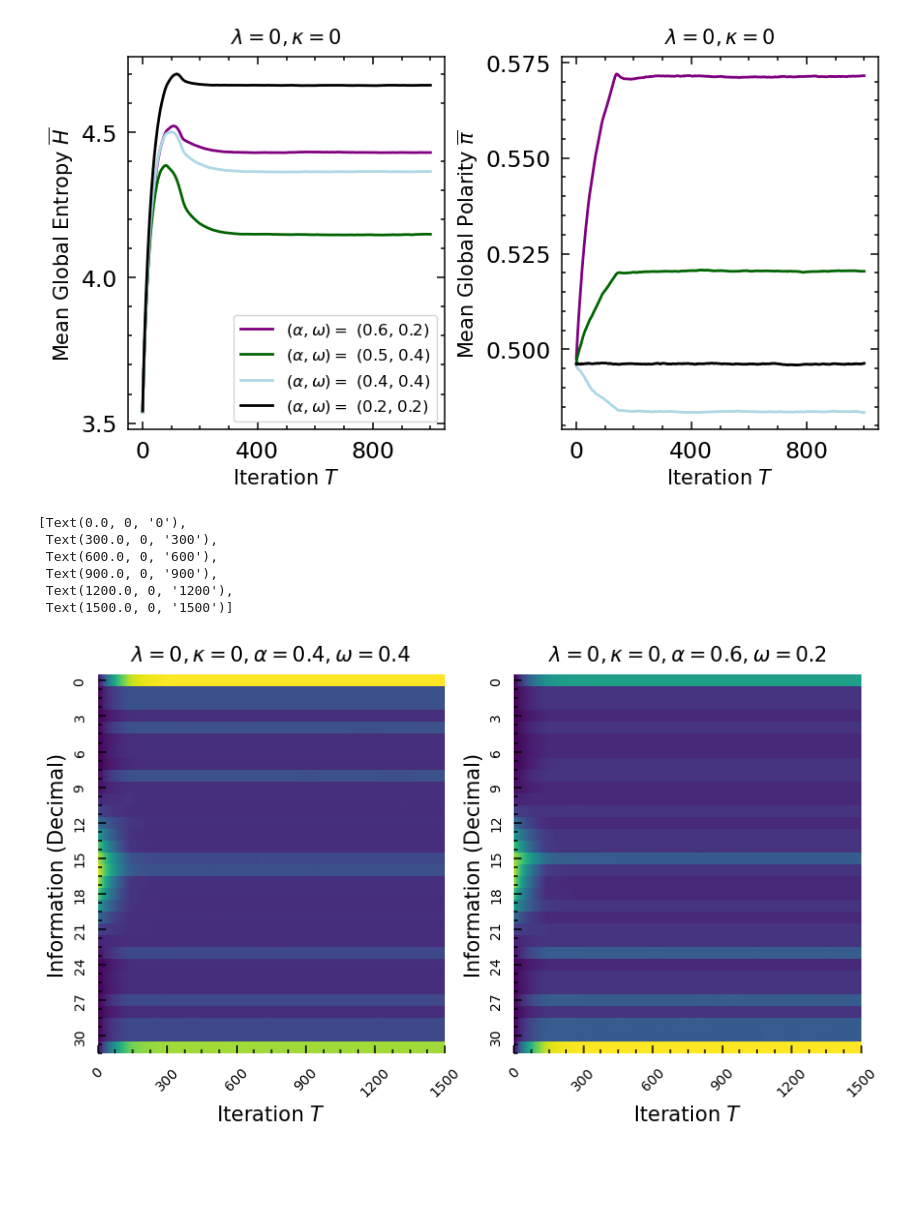
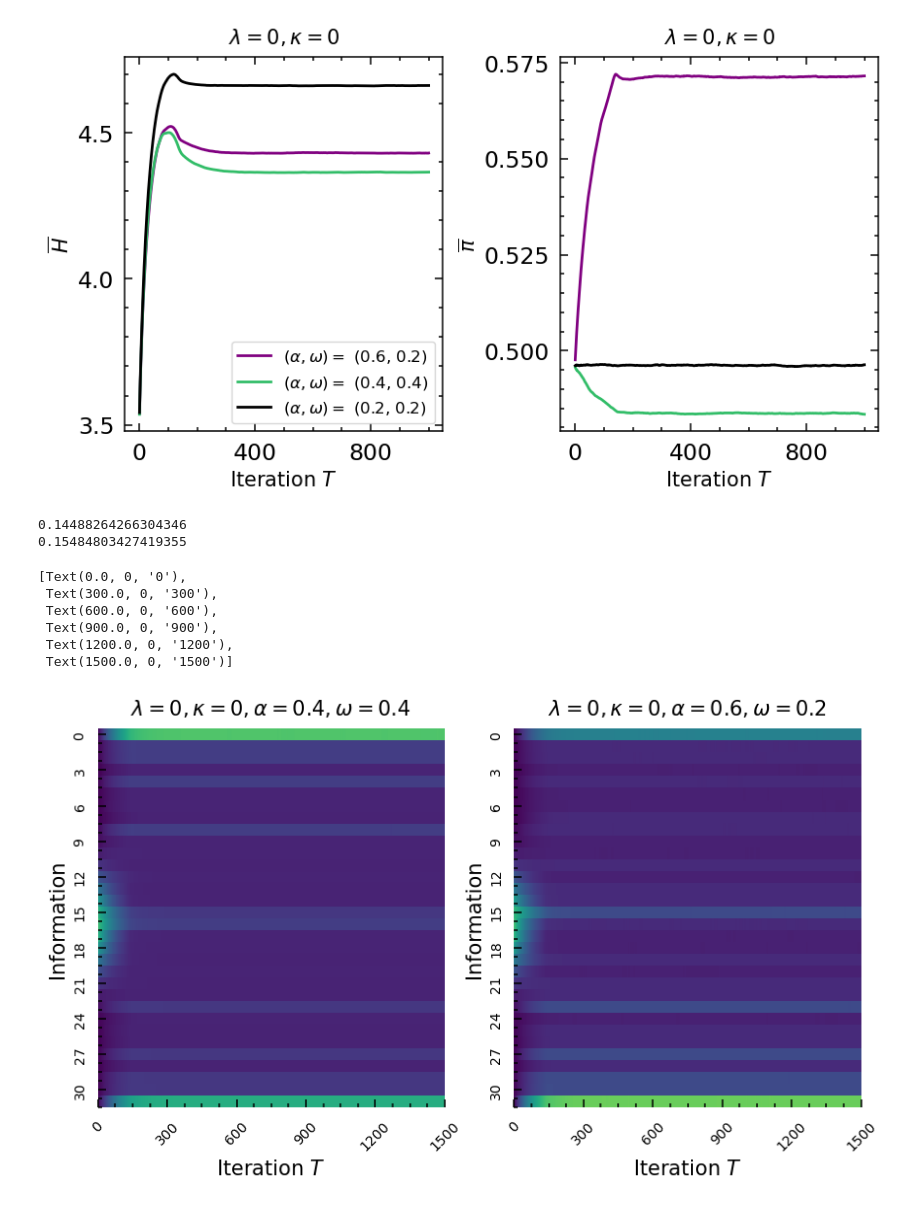
Before and after one commit to patrick-oliveira/EntropiaGrafos, a Jupyter notebook: notebooks/two_polarized_group_plus_neutral.ipynb, the cells around one changed output. Saved outputs shown, nothing was run; the diff lists cells and outputs as text; code cells hidden in the pictures; blank space fills up the shorter version.

```diff
--- a/notebooks/two_polarized_group_plus_neutral.ipynb
+++ b/notebooks/two_polarized_group_plus_neutral.ipynb
@@ -22,6 +19,6 @@ from opdynamics.utils.plotting.formatting import (classical_structure,
                                                   format_text)
 from opdynamics.utils.plotting.plotting import heat_plot
 # %%
-params = parse_experiment_params("../experiments_params/two_polarized_group_plus_neutral.json")
+params = parse_experiment_params("../experiments_params/two_polarized_group_plus_neutral.json") + parse_experiment_params("../experiments_params/two_polarized_group_plus_neutral_2.json")
 results = get_experiment_mean_data(params, "../results/two_polarized_group_plus_neutral/")
 # %%
@@ -40,7 +37,7 @@ titles = [
 title_size = 15
 single_ylabel = True
 position_ylabel = "left"
-ylabel = r"Mean Global Entropy $\overline{H}$"
+ylabel = r"$\overline{H}$"
 ylabel_fontsize = 15
 xlabel_bottom_only = True
 xlabel = r"Iteration $T$"
@@ -84,20 +81,20 @@ line_width = 2
 
 alpha_omega_color =  {
     (0.6, 0.2): "purple",
-    (0.5, 0.4): "darkgreen",
-    (0.4, 0.4): "lightblue",
+    (0.4, 0.4): "#32BD68",
     # (0.6, 0.2): "y",
-    # (0.4, 0.4): "g",
     (0.2, 0.2): "k",
+    (0.2, 0.6): "darkgreen",
     # (0.5, 0.4): "r"
 }
 
 valid_combinations = {
     # (0.7, 0.1),
     (0.6, 0.2),
-    (0.5, 0.4),
+    # (0.5, 0.4),
     (0.4, 0.4),
-    (0.2, 0.2)
+    (0.2, 0.2),
+    # (0.2, 0.6)
 }
 
 X = np.arange(1, 1000 + 1)
@@ -135,14 +132,14 @@ for p in selected_params:
 axs[0].legend(loc = 'lower right', fontsize = 12)
 
 fig.subplots_adjust(wspace = 0.37)
-axs[1].set_ylabel(r"Mean Global Polarity $\overline{\pi}$")
+axs[1].set_ylabel(r"$\overline{\pi}$")
 
 # axs[1].set_ylim([0.49, 0.59])
 
 from matplotlib.ticker import MaxNLocator
 axs[1].yaxis.set_major_locator(MaxNLocator(4))
 # %% [output]
-[figure, old version]
+[figure, new version]
 # %%
 from matplotlib.ticker import MaxNLocator
 
@@ -196,9 +193,10 @@ fig, axs = format_text(
 
 param = selected_params = [x for x in params if x['kappa'] == 0 and x['lambd'] == 0 and x['alpha'] == 0.4 and x["omega"] == 0.4].pop()
 data = results[make_tuple(param, True)]
-_, ax = heat_plot(data['distribution'][:500], cmap = 'viridis', fig = fig, ax = axs[0])
+print(data['distribution'][:500].max())
+_, ax = heat_plot(data['distribution'][:500], cmap = 'viridis', fig = fig, ax = axs[0], vmax = 0.20)
 
-axs[0].set_ylabel("Information (Decimal)")
+axs[0].set_ylabel("Information")
 axs[0].set_xlabel(r"Iteration $T$")
 
 axs[0].tick_params(
@@ -208,39 +206,42 @@ axs[0].tick_params(
     labelsize = 10
 )
 
 axs[0].xaxis.set_major_locator(MaxNLocator(5))
 new_tick_locations = axs[0].get_xticks()
 ticks = [int(x) for x in new_tick_locations]
 axs[0].set_xticks(new_tick_locations)
 axs[0].set_xticklabels(ticks, rotation = 45)
 
 
 
 
 param = selected_params = [x for x in params if x['kappa'] == 0 and x['lambd'] == 0 and x['alpha'] == 0.6 and x["omega"] == 0.2].pop()
 data = results[make_tuple(param, True)]
-_, ax = heat_plot(data['distribution'][:500], cmap = 'viridis', fig = fig, ax = axs[1])
+print(data['distribution'][:500].max())
+_, ax = heat_plot(data['distribution'][:500], cmap = 'viridis', fig = fig, ax = axs[1], vmax = 0.2)
 
-axs[1].set_ylabel("Information (Decimal)")
+axs[1].set_ylabel("Information")
 axs[1].set_xlabel(r"Iteration $T$")
 
 axs[1].tick_params(
     which = 'both',
     top = False,
     right = False,
     labelsize = 10
 )
 
 axs[1].xaxis.set_major_locator(MaxNLocator(5))
 new_tick_locations = axs[1].get_xticks()
 ticks = [int(x) for x in new_tick_locations]
 axs[1].set_xticks(new_tick_locations)
 axs[1].set_xticklabels(ticks, rotation = 45)
 # %% [output]
-[Text(0.0, 0, '0'),
- Text(300.0, 0, '300'),
- Text(600.0, 0, '600'),
- Text(900.0, 0, '900'),
- Text(1200.0, 0, '1200'),
- Text(1500.0, 0, '1500')]
+0.14488264266304346
+0.15484803427419355
+[Text(0.0, 0, '0'),
+ Text(300.0, 0, '300'),
+ Text(600.0, 0, '600'),
+ Text(900.0, 0, '900'),
+ Text(1200.0, 0, '1200'),
+ Text(1500.0, 0, '1500')]
-[figure, old version]
+[figure, new version]
```
Also changed, not shown: parts of 5 cells of this notebook.
